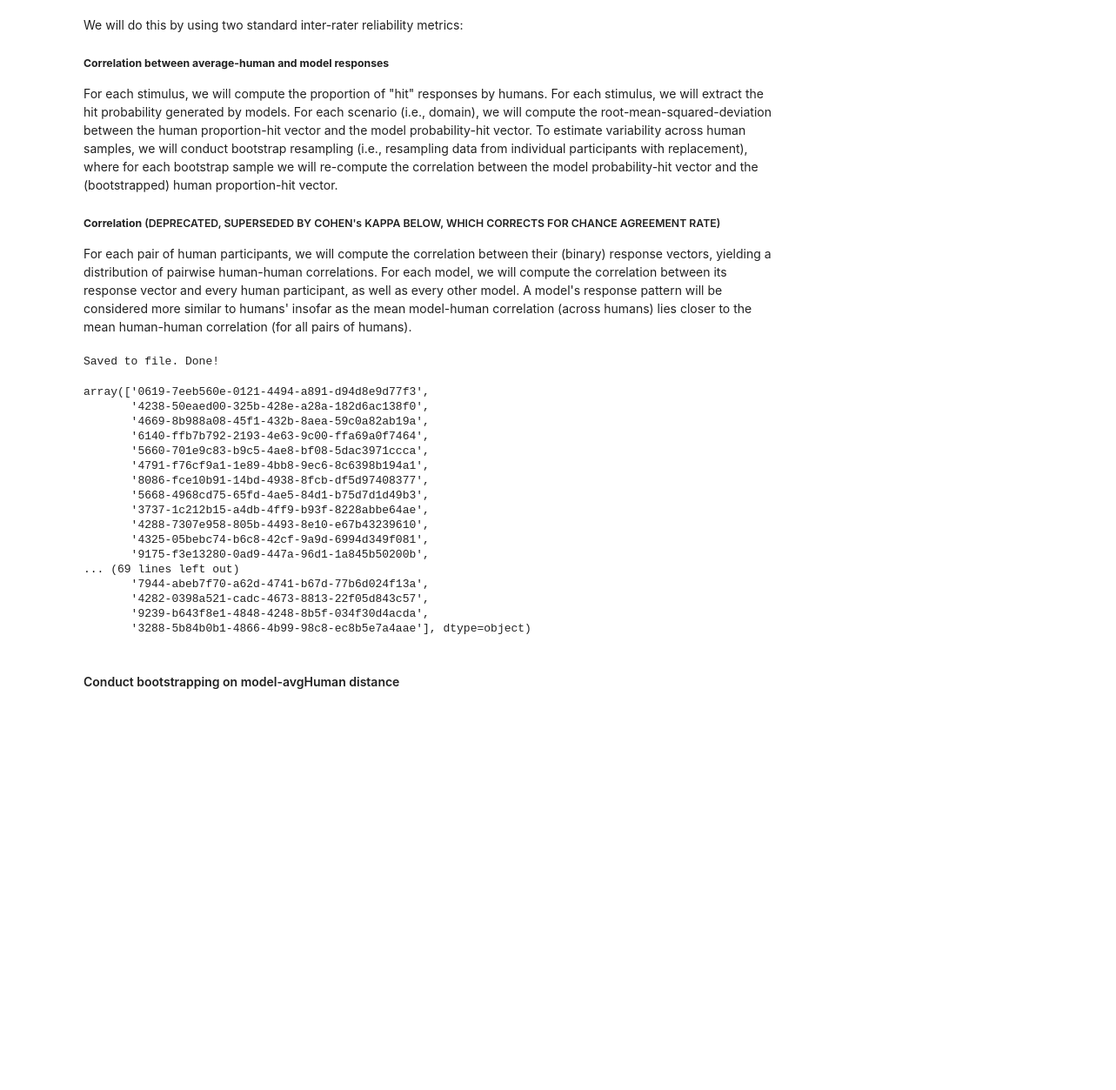
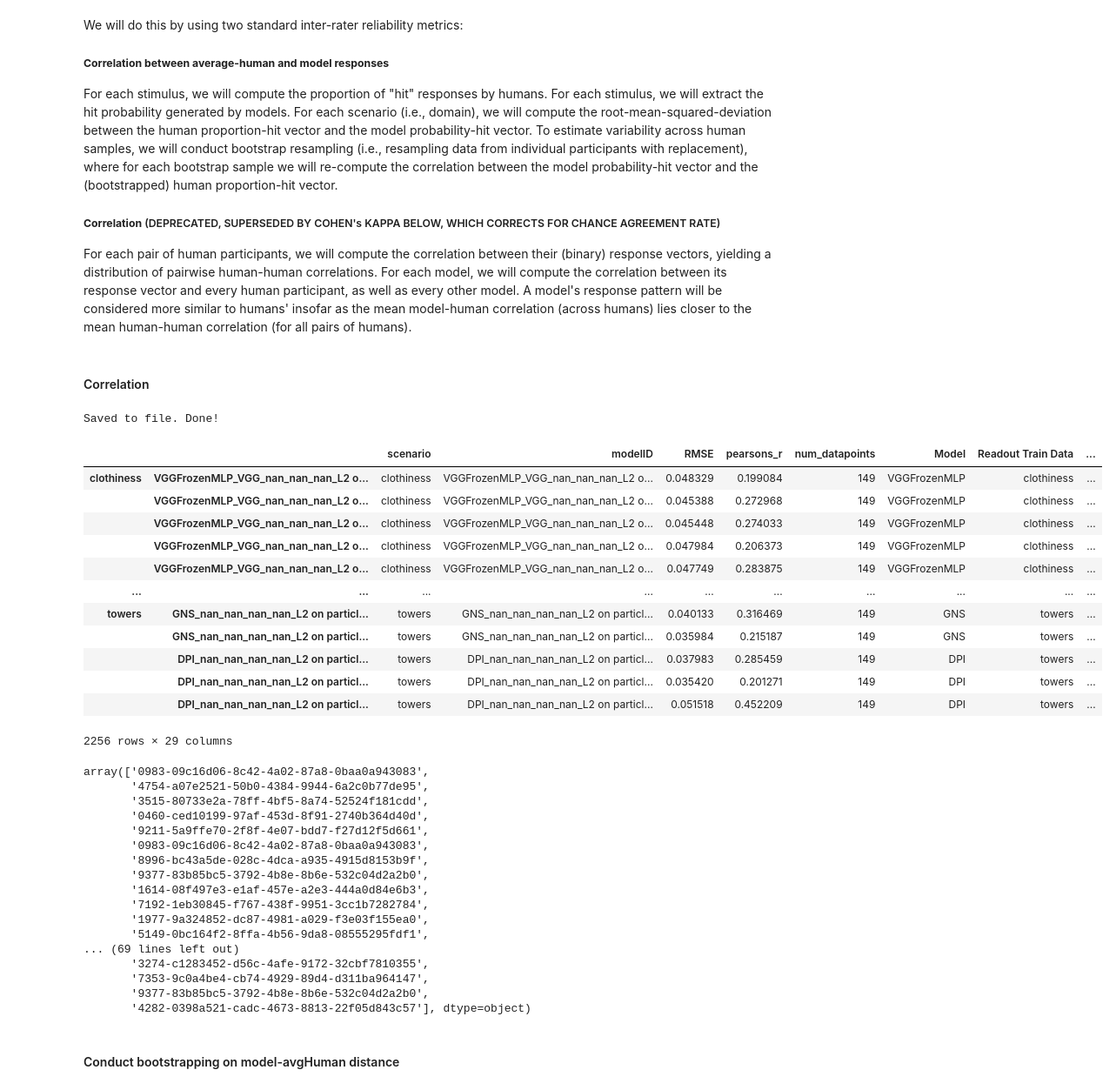
Before and after one commit to cogtoolslab/physics-benchmarking-neurips2021, a Jupyter notebook: analysis/summarize_human_model_behavior.ipynb, the cells around one changed output. Shown at 87% size. Cells and saved outputs as stored; diff of their text form; code cells hidden in the pictures; blank space fills up the shorter version.

```diff
--- a/analysis/summarize_human_model_behavior.ipynb
+++ b/analysis/summarize_human_model_behavior.ipynb
@@ -544,6 +565,8 @@ To estimate variability across human samples, we will conduct bootstrap resampli
 For each pair of human participants, we will compute the correlation between their (binary) response vectors, yielding a distribution of pairwise human-human correlations.
 For each model, we will compute the correlation between its response vector and every human participant, as well as every other model.
 A model's response pattern will be considered more similar to humans' insofar as the mean model-human correlation (across humans) lies closer to the mean human-human correlation (for all pairs of humans).
+# %% [markdown]
+#### Correlation
 # %%
 out_dict = {}
 
@@ -581,10 +604,13 @@ for scenario in sorted(MD['Readout Test Data'].unique()):
 
         ## compute RMSE per stimulus
         RMSE = scipy.spatial.distance.euclidean(model_responses, human_responses) / len(model_responses)
+        correlation,p = scipy.stats.pearsonr(model_responses, human_responses)
 
         out_dict[(scenario, model)] = {**{'scenario':scenario,
                                           'modelID': model,
                                           'RMSE':RMSE,
+                                          'pearsons_r':correlation,
+                                          'p_pearsons_r':p,
                                           'num_datapoints':len(model_responses)},
                                            **{col:_MD_model.head(1)[col].item() for col in MODEL_COLS+h.DATASET_ABSTRACTED_COLS} #save model ID info
                                       }
@@ -594,10 +620,26 @@ model_human_rmse = pd.DataFrame(out_dict).transpose()
 model_human_rmse.columns = model_human_rmse.columns.get_level_values(0) ## flatten multi-level index
 model_human_rmse.reset_index(drop=True) ## get rid of multi-level index
 model_human_rmse = model_human_rmse.assign(RMSE = pd.to_numeric(model_human_rmse['RMSE']))
-model_human_rmse.to_csv(os.path.join(csv_dir, 'summary','model_human_rmse.csv'), index=False)
+model_human_rmse.to_csv(os.path.join(csv_dir, 'summary','model_human_pearsonsr_rmse.csv'), index=False)
 print('Saved to file. Done!')
 # %% [output]
 Saved to file. Done!
+# %%
+model_human_rmse
+# %% [output]
+|  |  | scenario | modelID | RMSE | pearsons_r | num_datapoints | Model | Readout Train Data | ... |
+| clothiness | VGGFrozenMLP_VGG_nan_nan_nan_L2 o... | clothiness | VGGFrozenMLP_VGG_nan_nan_nan_L2 o... | 0.048329 | 0.199084 | 149 | VGGFrozenMLP | clothiness | ... |
+|  | VGGFrozenMLP_VGG_nan_nan_nan_L2 o... | clothiness | VGGFrozenMLP_VGG_nan_nan_nan_L2 o... | 0.045388 | 0.272968 | 149 | VGGFrozenMLP | clothiness | ... |
+|  | VGGFrozenMLP_VGG_nan_nan_nan_L2 o... | clothiness | VGGFrozenMLP_VGG_nan_nan_nan_L2 o... | 0.045448 | 0.274033 | 149 | VGGFrozenMLP | clothiness | ... |
+|  | VGGFrozenMLP_VGG_nan_nan_nan_L2 o... | clothiness | VGGFrozenMLP_VGG_nan_nan_nan_L2 o... | 0.047984 | 0.206373 | 149 | VGGFrozenMLP | clothiness | ... |
+|  | VGGFrozenMLP_VGG_nan_nan_nan_L2 o... | clothiness | VGGFrozenMLP_VGG_nan_nan_nan_L2 o... | 0.047749 | 0.283875 | 149 | VGGFrozenMLP | clothiness | ... |
+| ... | ... | ... | ... | ... | ... | ... | ... | ... | ... |
+| towers | GNS_nan_nan_nan_nan_L2 on particl... | towers | GNS_nan_nan_nan_nan_L2 on particl... | 0.040133 | 0.316469 | 149 | GNS | towers | ... |
+|  | GNS_nan_nan_nan_nan_L2 on particl... | towers | GNS_nan_nan_nan_nan_L2 on particl... | 0.035984 | 0.215187 | 149 | GNS | towers | ... |
+|  | DPI_nan_nan_nan_nan_L2 on particl... | towers | DPI_nan_nan_nan_nan_L2 on particl... | 0.037983 | 0.285459 | 149 | DPI | towers | ... |
+|  | DPI_nan_nan_nan_nan_L2 on particl... | towers | DPI_nan_nan_nan_nan_L2 on particl... | 0.035420 | 0.201271 | 149 | DPI | towers | ... |
+|  | DPI_nan_nan_nan_nan_L2 on particl... | towers | DPI_nan_nan_nan_nan_L2 on particl... | 0.051518 | 0.452209 | 149 | DPI | towers | ... |
+2256 rows × 29 columns
 # %%
 nIter = 1000
 idx = np.random.randint(0,_HD.gameID.nunique(),size=(1000,_HD.gameID.nunique()))
@@ -605,23 +647,23 @@ idx = np.random.randint(0,_HD.gameID.nunique(),size=(1000,_HD.gameID.nunique()))
 gameIDs = np.unique(_HD.gameID.values)
 gameIDs[idx[0]]
 # %% [output]
-array(['0619-7eeb560e-0121-4494-a891-d94d8e9d77f3',
-       '4238-50eaed00-325b-428e-a28a-182d6ac138f0',
-       '4669-8b988a08-45f1-432b-8aea-59c0a82ab19a',
-       '6140-ffb7b792-2193-4e63-9c00-ffa69a0f7464',
-       '5660-701e9c83-b9c5-4ae8-bf08-5dac3971ccca',
-       '4791-f76cf9a1-1e89-4bb8-9ec6-8c6398b194a1',
-       '8086-fce10b91-14bd-4938-8fcb-df5d97408377',
-       '5668-4968cd75-65fd-4ae5-84d1-b75d7d1d49b3',
-       '3737-1c212b15-a4db-4ff9-b93f-8228abbe64ae',
-       '4288-7307e958-805b-4493-8e10-e67b43239610',
-       '4325-05bebc74-b6c8-42cf-9a9d-6994d349f081',
-       '9175-f3e13280-0ad9-447a-96d1-1a845b50200b',
+array(['0983-09c16d06-8c42-4a02-87a8-0baa0a943083',
+       '4754-a07e2521-50b0-4384-9944-6a2c0b77de95',
+       '3515-80733e2a-78ff-4bf5-8a74-52524f181cdd',
+       '0460-ced10199-97af-453d-8f91-2740b364d40d',
+       '9211-5a9ffe70-2f8f-4e07-bdd7-f27d12f5d661',
+       '0983-09c16d06-8c42-4a02-87a8-0baa0a943083',
+       '8996-bc43a5de-028c-4dca-a935-4915d8153b9f',
+       '9377-83b85bc5-3792-4b8e-8b6e-532c04d2a2b0',
+       '1614-08f497e3-e1af-457e-a2e3-444a0d84e6b3',
+       '7192-1eb30845-f767-438f-9951-3cc1b7282784',
+       '1977-9a324852-dc87-4981-a029-f3e03f155ea0',
+       '5149-0bc164f2-8ffa-4b56-9da8-08555295fdf1',
 ... (69 lines left out)
-       '7944-abeb7f70-a62d-4741-b67d-77b6d024f13a',
-       '4282-0398a521-cadc-4673-8813-22f05d843c57',
-       '9239-b643f8e1-4848-4248-8b5f-034f30d4acda',
-       '3288-5b84b0b1-4866-4b99-98c8-ec8b5e7a4aae'], dtype=object)
+       '3274-c1283452-d56c-4afe-9172-32cbf7810355',
+       '7353-9c0a4be4-cb74-4929-89d4-d311ba964147',
+       '9377-83b85bc5-3792-4b8e-8b6e-532c04d2a2b0',
+       '4282-0398a521-cadc-4673-8813-22f05d843c57'], dtype=object)
 # %%
 ## precompute indices for bootstrap resampling
 nIter = 1000
```
Also changed, not shown: parts of 9 cells of this notebook, 1 other file.
